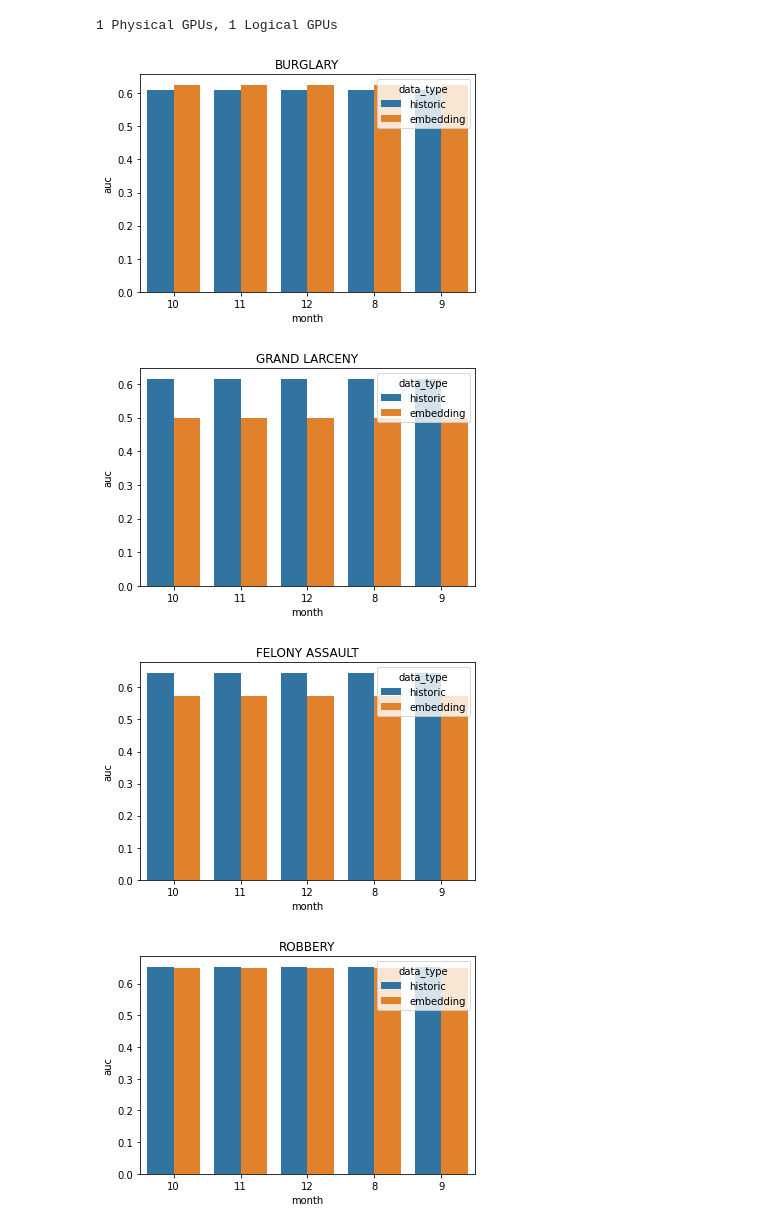
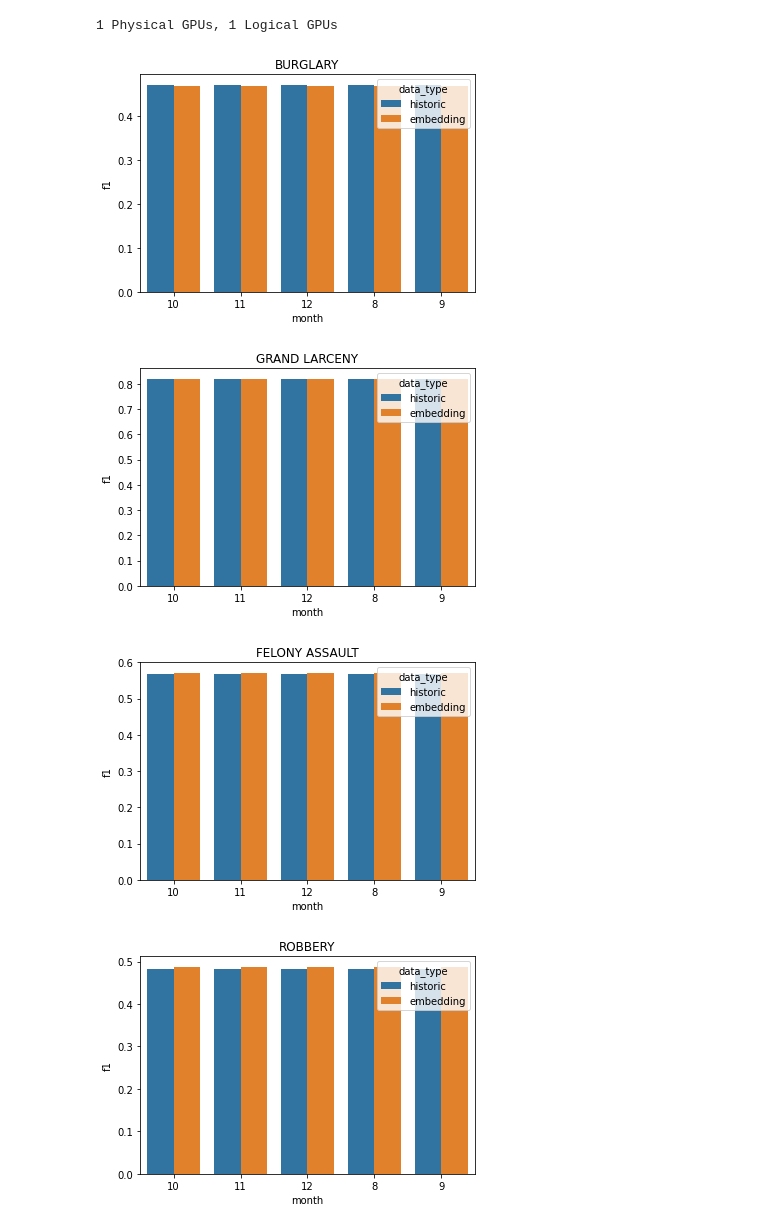
Before and after one commit to eyalmazuz/Crimeformer, a Jupyter notebook: notebooks/Training.ipynb, the cells around one changed output. Saved outputs shown, nothing was run; the diff lists cells and outputs as text; code cells hidden in the pictures.

```diff
--- a/notebooks/Training.ipynb
+++ b/notebooks/Training.ipynb
@@ -51,10 +51,10 @@ class CrimeModel(tf.keras.Model):
 
         return x
 # %%
-LOAD_PATH = '../data/npys'
+LOAD_PATH = '../data/npys/14'
 CITY = 'New York'
 YEAR = 2014
-MODEL = 'tensorflow'
+MODEL = 'xgboost'
 TEST_SIZE = 0.15
 USE_EMBEDDING = False
 # %%
@@ -167,13 +167,13 @@ df.index = range(df.shape[0])
 # %%
 for crime in df.crime.unique():
     crime_df = df[df.crime == crime]
-    ax = sns.barplot(data=crime_df, x='month', y='auc', hue='data_type')
+    ax = sns.barplot(data=crime_df, x='month', y='f1', hue='data_type')
     ax.set_title(f'{crime}')
     plt.show()
 # %% [output]
-[figure, old version]
+[figure, new version]
-[figure, old version]
+[figure, new version]
-[figure, old version]
+[figure, new version]
-[figure, old version]
+[figure, new version]
 # %%
 # df.to_csv(f'../data/results/{MODEL}.csv', index=False)
```
Also changed, not shown: 4 other files.
